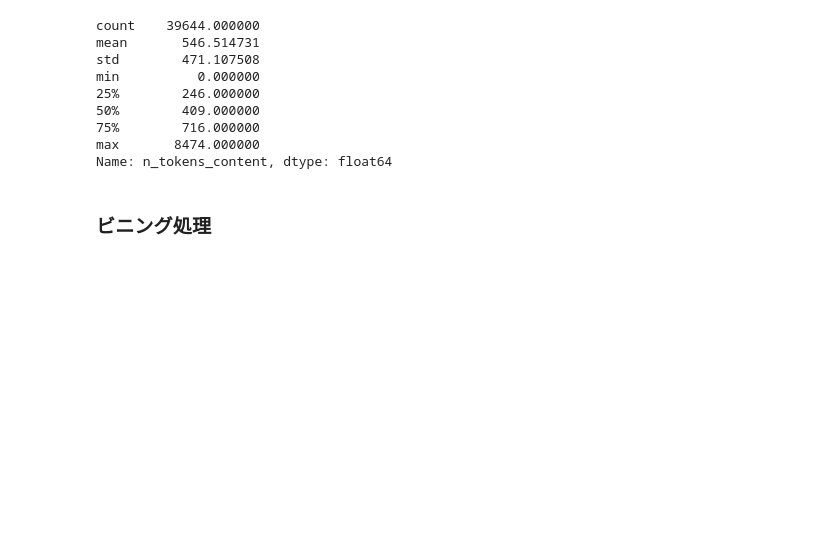
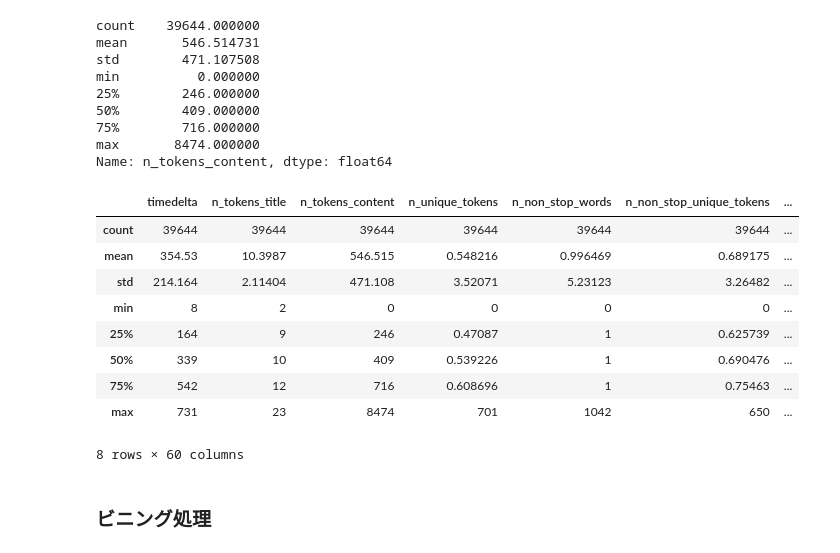
Before and after one commit to K-W-hibiki/Data_Analytics, a Jupyter notebook: pandas/pandas.ipynb, the cells around one changed output. Cells and saved outputs as stored; diff of their text form; code cells hidden in the pictures; blank space fills up the shorter version.

```diff
--- a/pandas/pandas.ipynb
+++ b/pandas/pandas.ipynb
@@ -41,6 +52,19 @@ min          0.000000
 75%        716.000000
 max       8474.000000
 Name: n_tokens_content, dtype: float64
+# %%
+df.describe().apply(lambda s: s.apply(lambda x: format(x, 'g')))
+# %% [output]
+|  | timedelta | n_tokens_title | n_tokens_content | n_unique_tokens | n_non_stop_words | n_non_stop_unique_tokens | ... |
+| count | 39644 | 39644 | 39644 | 39644 | 39644 | 39644 | ... |
+| mean | 354.53 | 10.3987 | 546.515 | 0.548216 | 0.996469 | 0.689175 | ... |
+| std | 214.164 | 2.11404 | 471.108 | 3.52071 | 5.23123 | 3.26482 | ... |
+| min | 8 | 2 | 0 | 0 | 0 | 0 | ... |
+| 25% | 164 | 9 | 246 | 0.47087 | 1 | 0.625739 | ... |
+| 50% | 339 | 10 | 409 | 0.539226 | 1 | 0.690476 | ... |
+| 75% | 542 | 12 | 716 | 0.608696 | 1 | 0.75463 | ... |
+| max | 731 | 23 | 8474 | 701 | 1042 | 650 | ... |
+8 rows × 60 columns
 # %% [markdown]
 ### ビニング処理
 # %%
```
Also changed, not shown: parts of 17 cells of this notebook.
